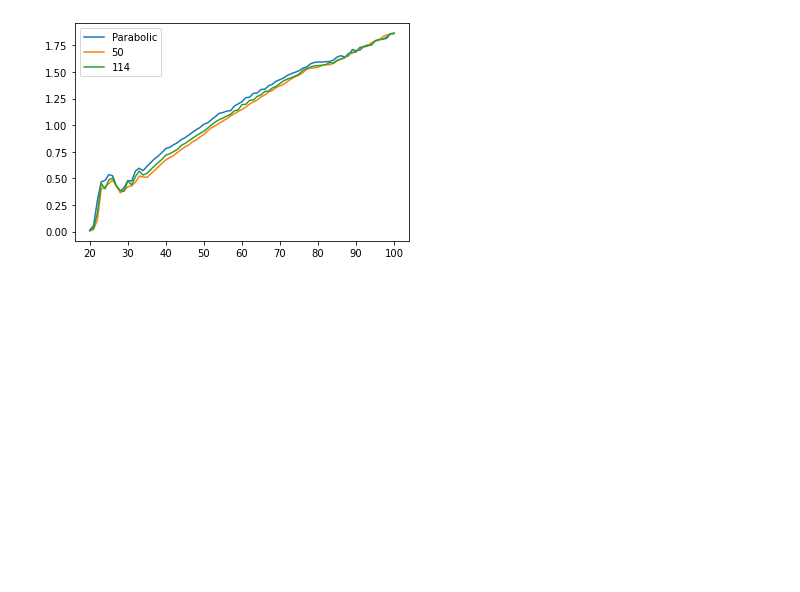
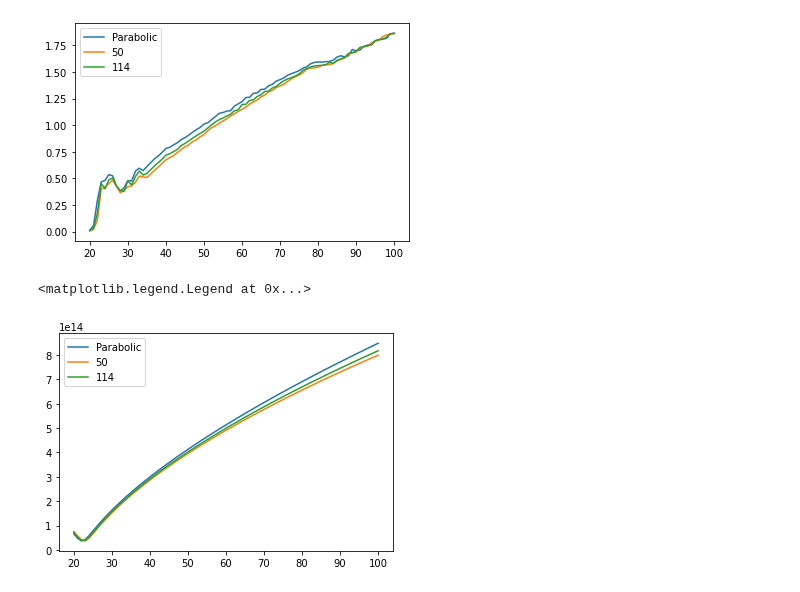
Before and after one commit to slowdivePTG/ASASSN-14ko, a Jupyter notebook: YT_Visualization/Energy Dispersion.ipynb, the cells around one changed output. Drawn from its saved outputs; the diff is of its cells as text; code cells hidden in the pictures; blank space fills up the shorter version.

```diff
--- a/YT_Visualization/Energy Dispersion.ipynb
+++ b/YT_Visualization/Energy Dispersion.ipynb
@@ -250,3 +283,11 @@ plt.legend()
 # %% [output]
 <matplotlib.legend.Legend at 0x...>
 [figure]
+# %%
+plt.plot(np.arange(len((raw['x']))) + 20, raw['x'], label='Parabolic')
+plt.plot(np.arange(len((raw['x']))) + 20, raw50['x'], label='50')
+plt.plot(np.arange(len((raw['x']))) + 20, raw114['x'], label='114')
+plt.legend()
+# %% [output]
+<matplotlib.legend.Legend at 0x...>
+[figure, added]
```
Also changed, not shown: parts of 3 cells of this notebook, 2 other files.
